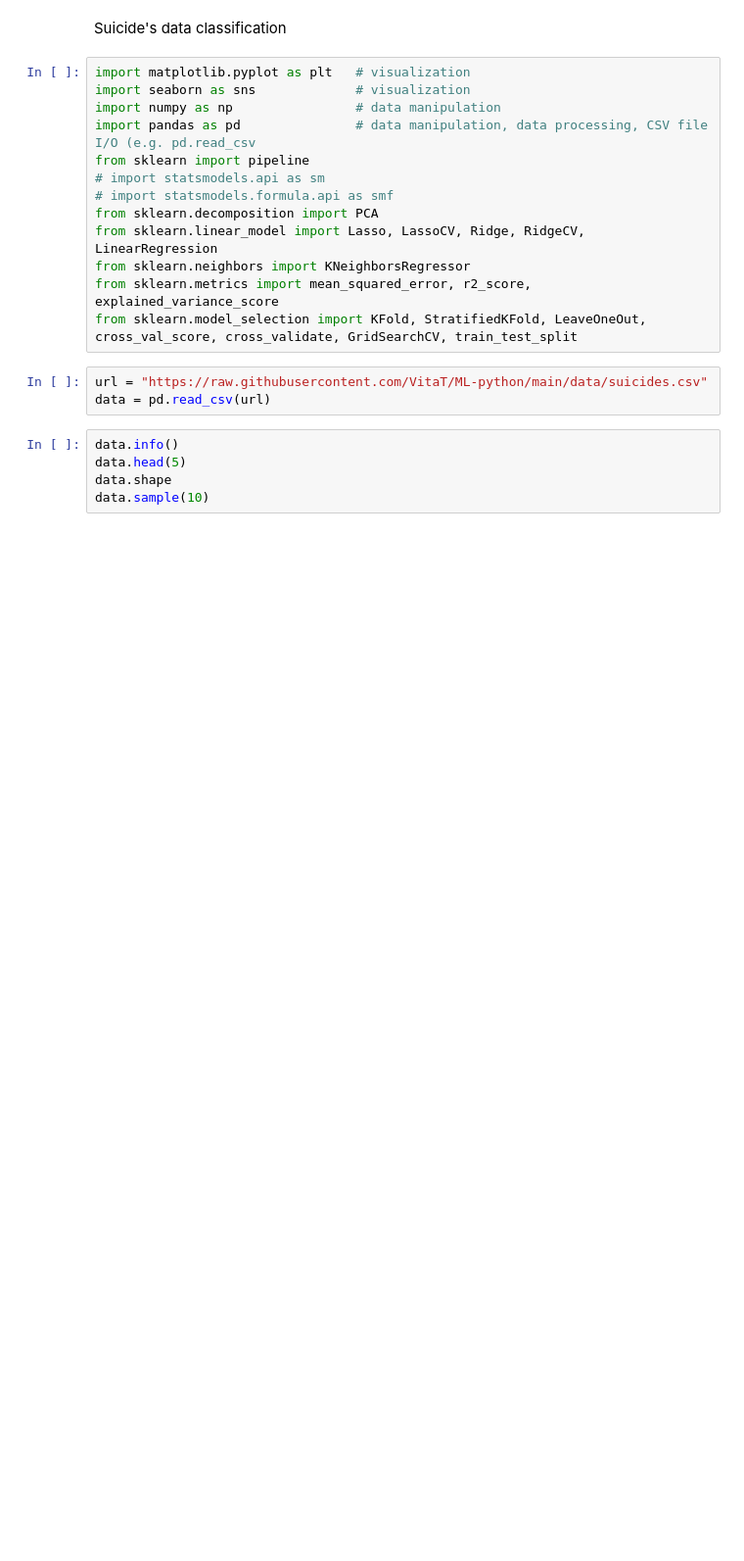
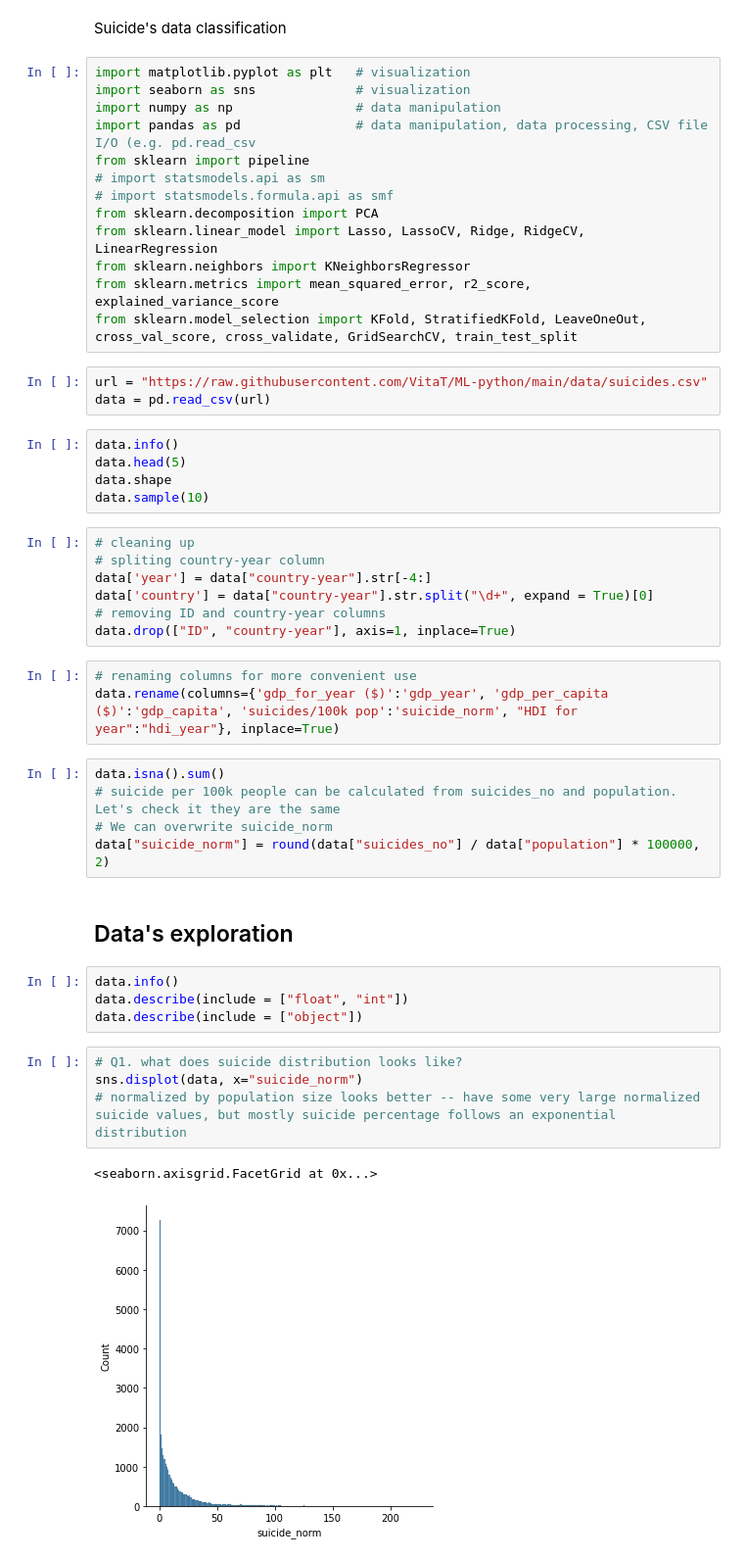
Before and after one commit to julija-dmrk/data-mining, a Jupyter notebook: 3rd_week.ipynb, the cells around one changed output. Shown: that part at 98% size. Saved outputs shown, nothing was run; the diff lists cells and outputs as text; blank space fills up the shorter version.

```diff
--- a/3rd_week.ipynb
+++ b/3rd_week.ipynb
@@ -23,3 +23,31 @@ data.info()
 data.head(5)
 data.shape
 data.sample(10)
+# %%
+# cleaning up
+# spliting country-year column
+data['year'] = data["country-year"].str[-4:]
+data['country'] = data["country-year"].str.split("\d+", expand = True)[0]
+# removing ID and country-year columns
+data.drop(["ID", "country-year"], axis=1, inplace=True)
+# %%
+# renaming columns for more convenient use
+data.rename(columns={'gdp_for_year ($)':'gdp_year', 'gdp_per_capita ($)':'gdp_capita', 'suicides/100k pop':'suicide_norm', "HDI for year":"hdi_year"}, inplace=True)
+# %%
+data.isna().sum()
+# suicide per 100k people can be calculated from suicides_no and population. Let's check it they are the same
+# We can overwrite suicide_norm
+data["suicide_norm"] = round(data["suicides_no"] / data["population"] * 100000,  2)
+# %% [markdown]
+## Data's exploration
+# %%
+data.info()
+data.describe(include = ["float", "int"])
+data.describe(include = ["object"])
+# %%
+# Q1. what does suicide distribution looks like?
+sns.displot(data, x="suicide_norm")
+# normalized by population size looks better -- have some very large normalized suicide values, but mostly suicide percentage follows an exponential distribution
+# %% [output]
+<seaborn.axisgrid.FacetGrid at 0x...>
+[figure, added]
```
Also changed, not shown: parts of 14 cells of this notebook.
